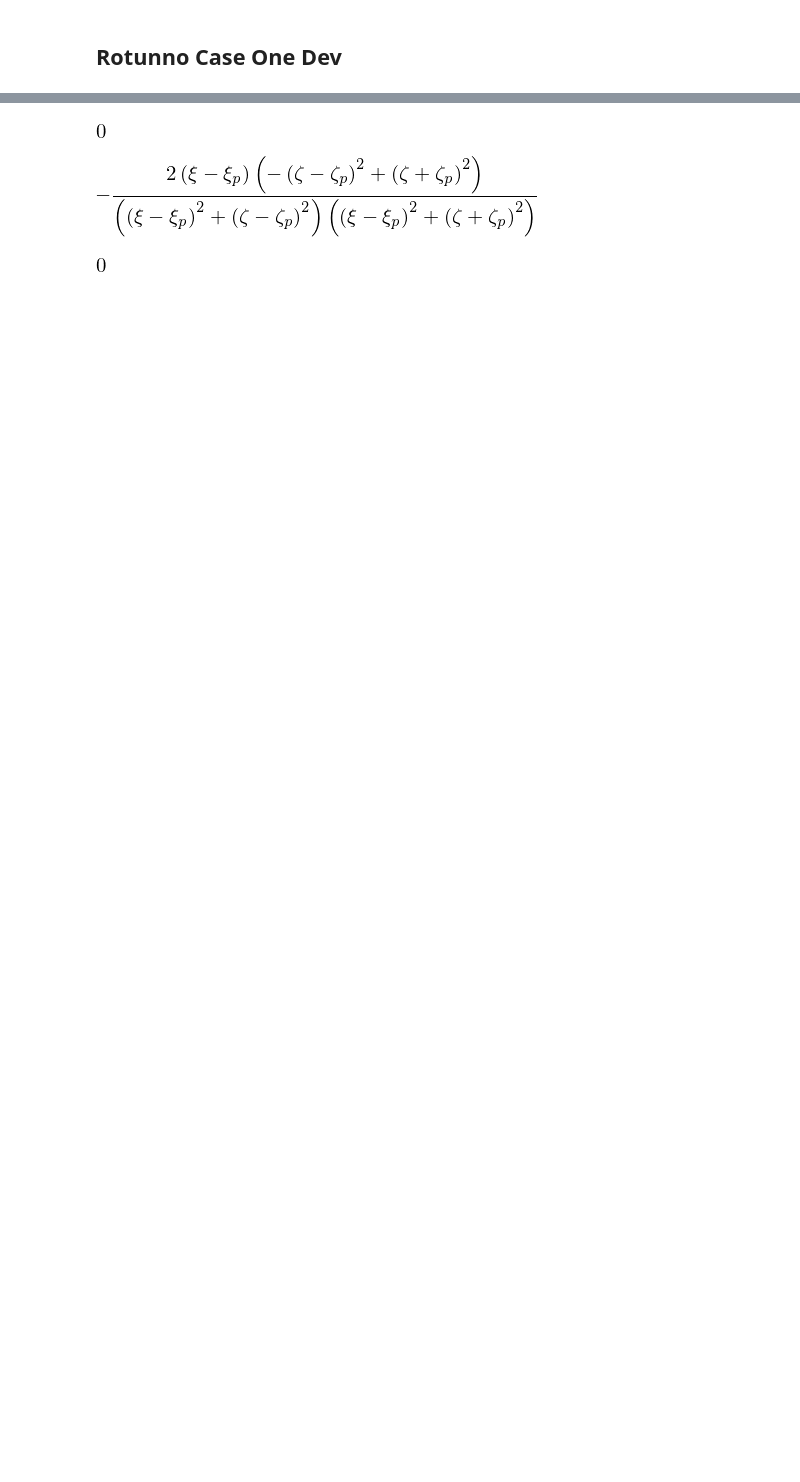
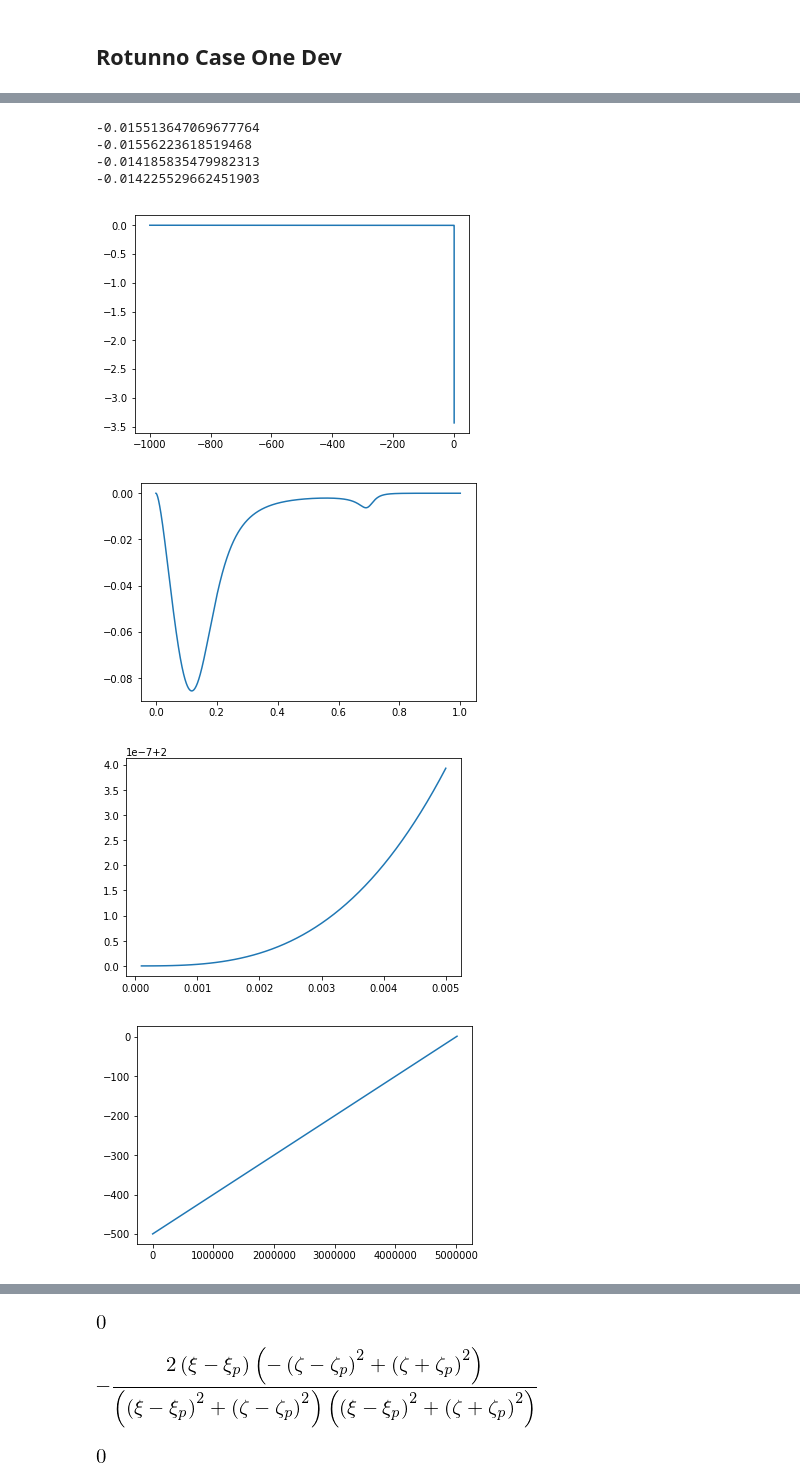
Before and after one commit to eshort0401/rotunno83, a Jupyter notebook: python_scripts/rotunno83.ipynb, the cells around one changed output, grey strips where cells are left out. Saved outputs shown, nothing was run; the diff lists cells and outputs as text; code cells hidden in the pictures; blank space fills up the shorter version.

```diff
--- a/python_scripts/rotunno83.ipynb
+++ b/python_scripts/rotunno83.ipynb
@@ -159,0 +173,43 @@ Timestep 31
+# %%
+sN=10000
+s = np.arange(1/sN,1,1/sN)
+alpha=3
+theta = s**alpha*np.pi/2
+xip_minus = 2*xi-xi/(1-np.sin(theta))
+xip_plus = xi/(1-np.sin(theta))
+
+# zetap=np.linspace(0,10,1000)
+# XIP, ZETAP = np.meshgrid(xip,zetap)
+zetap=0.01
+xi=2
+zeta=0.01
+xi0=0.5
+fn1_minus = np.log(((xi-xip_minus)**2+(zeta-zetap)**2)/((xi-xip_minus)**2+(zeta+zetap)**2))*np.exp(-zetap)/(xip_minus**2+xi0**2)*xi/(1-np.sin(theta))**2*np.cos(theta)*alpha*s**(alpha-1)*np.pi/2
+fn1_plus = np.log(((xi-xip_plus)**2+(zeta-zetap)**2)/((xi-xip_plus)**2+(zeta+zetap)**2))*np.exp(-zetap)/(xip_plus**2+xi0**2)*xi/(1-np.sin(theta))**2*np.cos(theta)*alpha*s**(alpha-1)*np.pi/2
+
+dXip = 1/100000
+xip_alt_minus = np.arange(-1000,xi,dXip)
+fn1_alt_minus = np.log(((xi-xip_alt_minus)**2+(zeta-zetap)**2)/((xi-xip_alt_minus)**2+(zeta+zetap)**2))*np.exp(-zetap)/(xip_alt_minus**2+xi0**2)
+
+xip_alt_plus = np.arange(xi+dXip,1000,dXip)
+fn1_alt_plus = np.log(((xi-xip_alt_plus)**2+(zeta-zetap)**2)/((xi-xip_alt_plus)**2+(zeta+zetap)**2))*np.exp(-zetap)/(xip_alt_plus**2+xi0**2)
+plt.plot(xip_alt_minus,fn1_alt_minus)
+plt.figure()
+plt.plot(s,fn1_minus)
+plt.figure()
+plt.plot(s[:50],xip_plus[:50])
+plt.figure()
+plt.plot(xip_alt)
+print(np.trapz(fn1_alt_minus,xip_alt_minus))
+print(np.trapz(fn1_minus,s))
+print(np.trapz(fn1_alt_plus,xip_alt_plus))
+print(np.trapz(fn1_plus,s))
+# %% [output]
+-0.015513647069677764
+-0.01556223618519468
+-0.014185835479982313
+-0.014225529662451903
+[figure, added]
+[figure, added]
+[figure, added]
+[figure, added]
```
Also changed, not shown: parts of 29 cells of this notebook, 2 other files.
